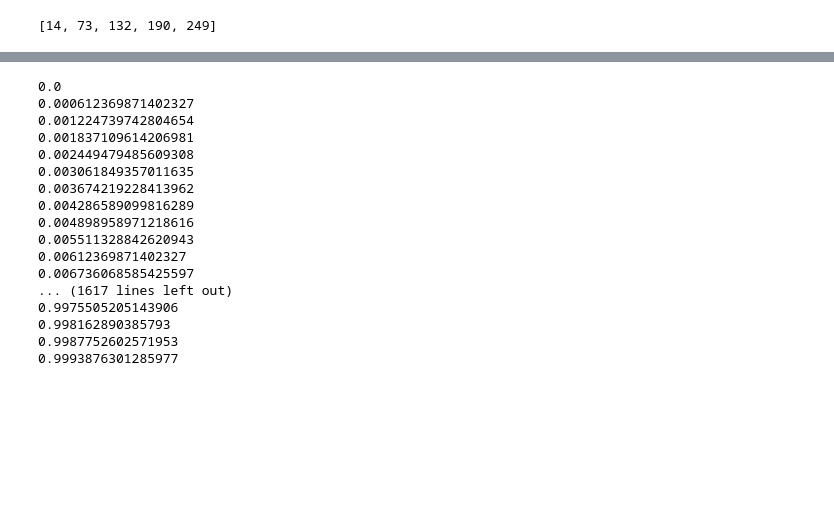
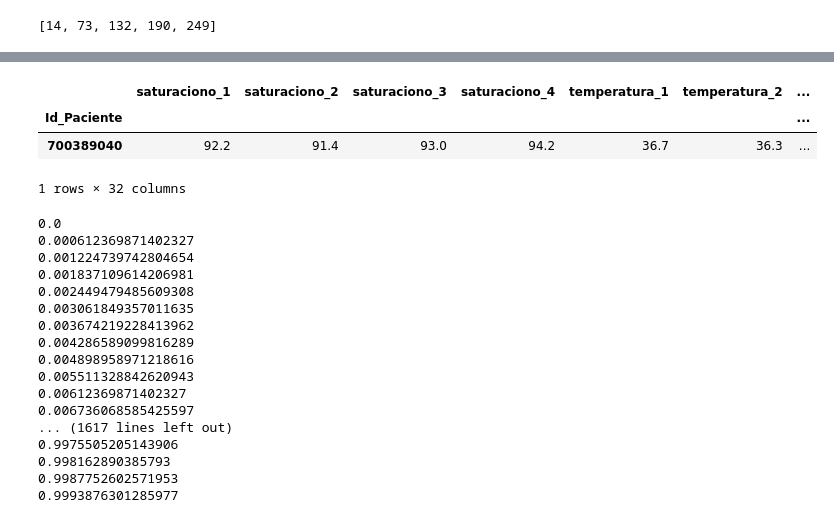
Before and after one commit to sergio-qp/TFM-covid, a Jupyter notebook: tfm_regressions.ipynb, the cells around one changed output, grey strips where cells are left out. Cells and saved outputs as stored; diff of their text form; code cells hidden in the pictures; blank space fills up the shorter version.

```diff
--- a/tfm_regressions.ipynb
+++ b/tfm_regressions.ipynb
@@ -107,3 +136,10 @@ def columnize(table):
+# %%
+columnize(compress(trimlist[400],plist))
+# %% [output]
+|  | saturaciono_1 | saturaciono_2 | saturaciono_3 | saturaciono_4 | temperatura_1 | temperatura_2 | ... |
+| Id_Paciente |  |  |  |  |  |  | ... |
+| 700389040 | 92.2 | 91.4 | 93.0 | 94.2 | 36.7 | 36.3 | ... |
+1 rows × 32 columns
 # %%
 for i,table in enumerate(trimlist):
     print(i/len(trimlist))
```
Also changed, not shown: parts of 23 cells of this notebook.
